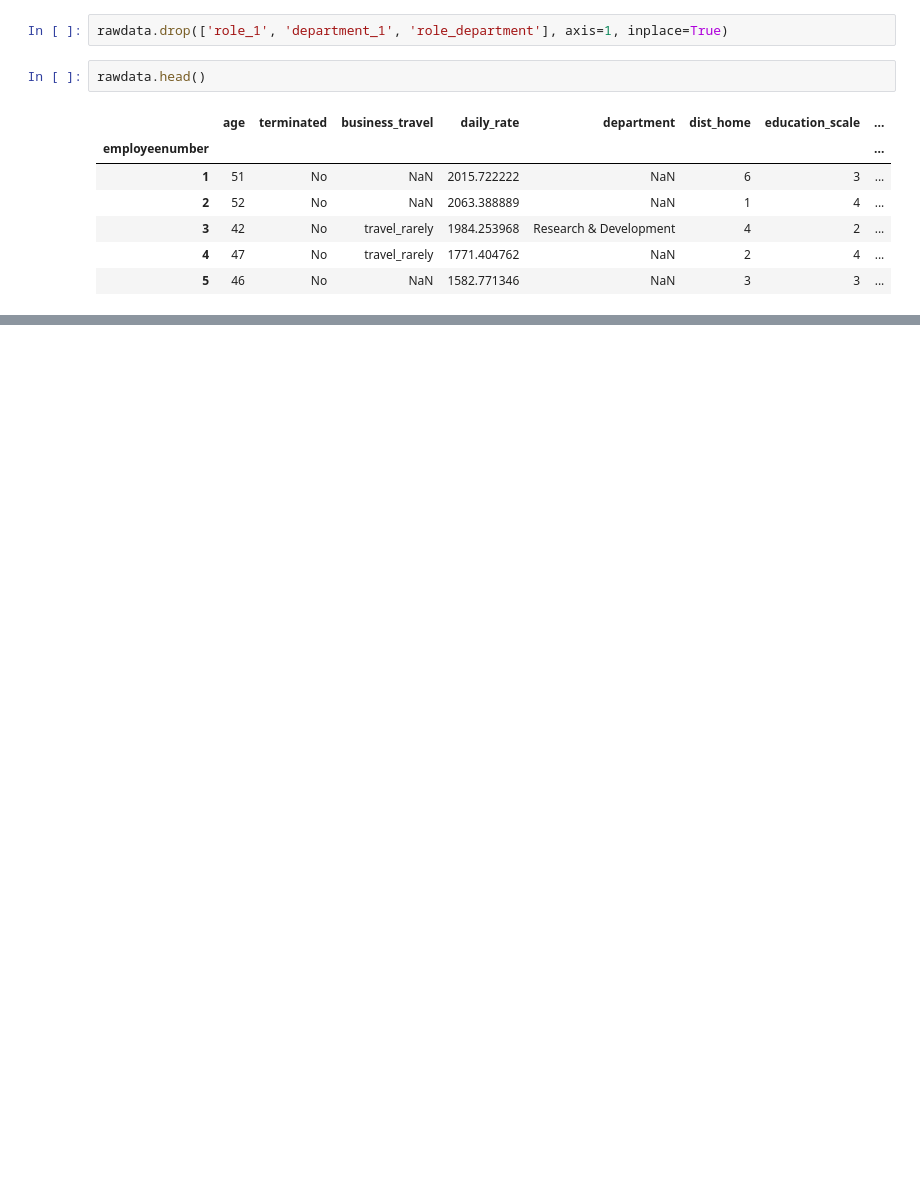
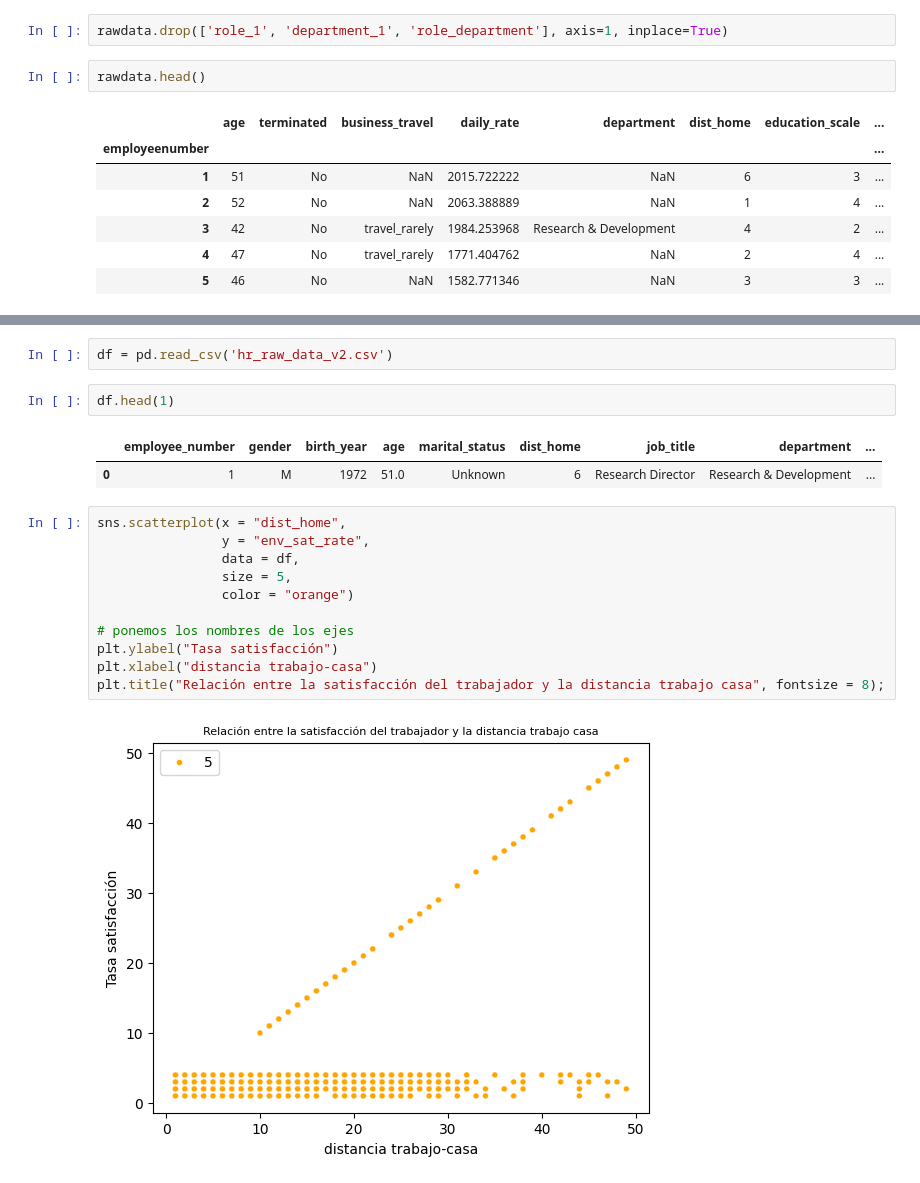
Before and after one commit to CibiPB/project-da-promo-49-INTERNO, a Jupyter notebook: Notebooks/v1.ipynb, the cells around one changed output, grey strips where cells are left out. Cells and saved outputs as stored; diff of their text form; blank space fills up the shorter version.

```diff
--- a/Notebooks/v1.ipynb
+++ b/Notebooks/v1.ipynb
@@ -189,0 +203,20 @@ rawdata.head()
+# %%
+df = pd.read_csv('hr_raw_data_v2.csv')
+# %%
+df.head(1)
+# %% [output]
+|  | employee_number | gender | birth_year | age | marital_status | dist_home | job_title | department | ... |
+| 0 | 1 | M | 1972 | 51.0 | Unknown | 6 | Research Director | Research & Development | ... |
+# %%
+sns.scatterplot(x = "dist_home",
+                y = "env_sat_rate",
+                data = df,
+                size = 5,
+                color = "orange")
+
+# ponemos los nombres de los ejes
+plt.ylabel("Tasa satisfacción")
+plt.xlabel("distancia trabajo-casa")
+plt.title("Relación entre la satisfacción del trabajador y la distancia trabajo casa", fontsize = 8);
+# %% [output]
+[figure, added]
```
Also changed, not shown: parts of 17 cells of this notebook.
